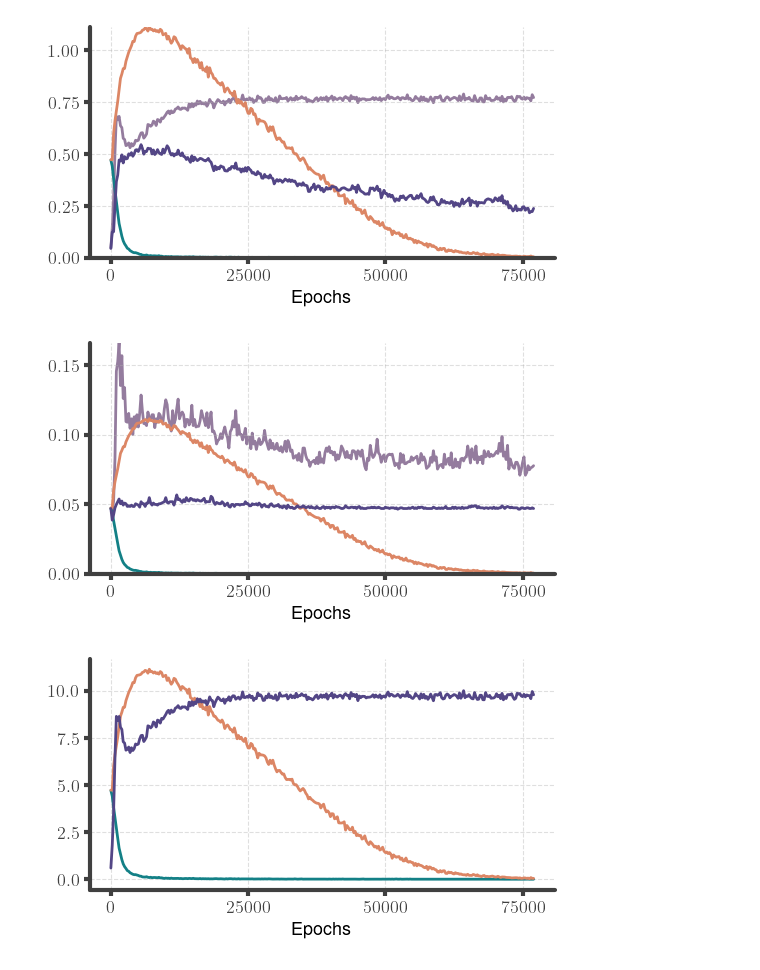
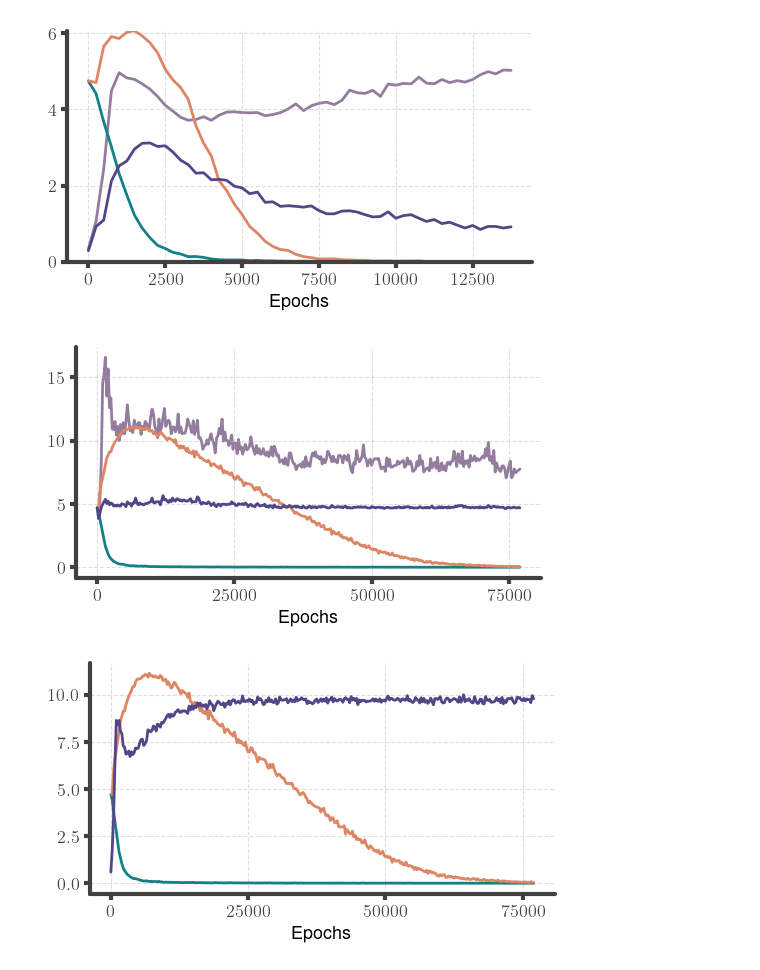
Before and after one commit to loekvanrossem/rnn_structure, a Jupyter notebook: grokking/plot.ipynb, the cells around one changed output. Saved outputs shown, nothing was run; the diff lists cells and outputs as text; code cells hidden in the pictures.

```diff
--- a/grokking/plot.ipynb
+++ b/grokking/plot.ipynb
@@ -9,7 +9,6 @@ sys.path.append(source)
 
 import publication
 # %%
-df = pd.read_csv("run_data_4.csv")
 
 # run_name = "atomic-glade-337"
 # eval_every = 500
@@ -20,7 +19,12 @@ df = pd.read_csv("run_data_4.csv")
 # run_name = "misty-eon-360"
 # eval_every = 250
 
-run_name = "hopeful-waterfall-375"
+# df = pd.read_csv("run_data_4.csv")
+# run_name = "hopeful-waterfall-375"
+# eval_every = 250
+
+df = pd.read_csv("run_data_5.csv")
+run_name = "prime-terrain-379"
 eval_every = 250
 
 steps = df["Step"]
@@ -37,41 +41,41 @@ n_states_vals = df[f"{run_name} - n_states_vals"]
 # %%
 plt.figure(figsize=(6, 3))
 publication.set_color_mixed(0)
-c = 10
+c = 7
 
-plt.plot(epochs, train_loss / c, label="train loss")
-plt.plot(epochs, val_loss / c, label="val loss")
-plt.plot(epochs, n_states_attn, label="number of states (attention)", zorder=2)
+plt.plot(epochs, train_loss, label="train loss")
+plt.plot(epochs, val_loss, label="val loss")
+plt.plot(epochs, n_states_attn*c, label="number of states (attention)", zorder=2)
 publication.set_color_mixed(1)
 plt.gca().set_prop_cycle(None)
 publication.skip_colors(2)
-plt.plot(epochs, n_states_hidden, label="number of states (hidden)", zorder=1)
+plt.plot(epochs, n_states_hidden*c, label="number of states (hidden)", zorder=1)
 
 plt.xlabel("Epochs")
-plt.ylim(0, np.max(val_loss / c))
+plt.ylim(0, np.max(val_loss))
 # plt.legend()
 publication.plt_show(save_path="number_of_states_grokking")
 # %% [output]
-[figure, old version]
+[figure, new version]
 # %%
 plt.figure(figsize=(6, 3))
 publication.set_color_mixed(0)
 c = 100
 
-plt.plot(epochs, train_loss / c, label="train loss")
-plt.plot(epochs, val_loss / c, label="val loss")
-plt.plot(epochs, n_states_keys, label="number of states (keys)", zorder=2)
+plt.plot(epochs, train_loss, label="train loss")
+plt.plot(epochs, val_loss, label="val loss")
+plt.plot(epochs, n_states_keys*c, label="number of states (keys)", zorder=2)
 publication.set_color_mixed(1)
 plt.gca().set_prop_cycle(None)
 publication.skip_colors(2)
-plt.plot(epochs, n_states_vals, label="number of states (values)", zorder=1)
+plt.plot(epochs, n_states_vals*c, label="number of states (values)", zorder=1)
 
 plt.xlabel("Epochs")
-plt.ylim(0, np.max(n_states_vals))
+# plt.ylim(0, np.max(n_states_vals))
 # plt.legend()
 publication.plt_show(save_path="number_of_states_grokking_keys_vals")
 # %% [output]
-[figure, old version]
+[figure, new version]
 # %%
 # for name, n_states in [
 #     ("hidden", n_states_hidden),
```
Also changed, not shown: 7 other files.
